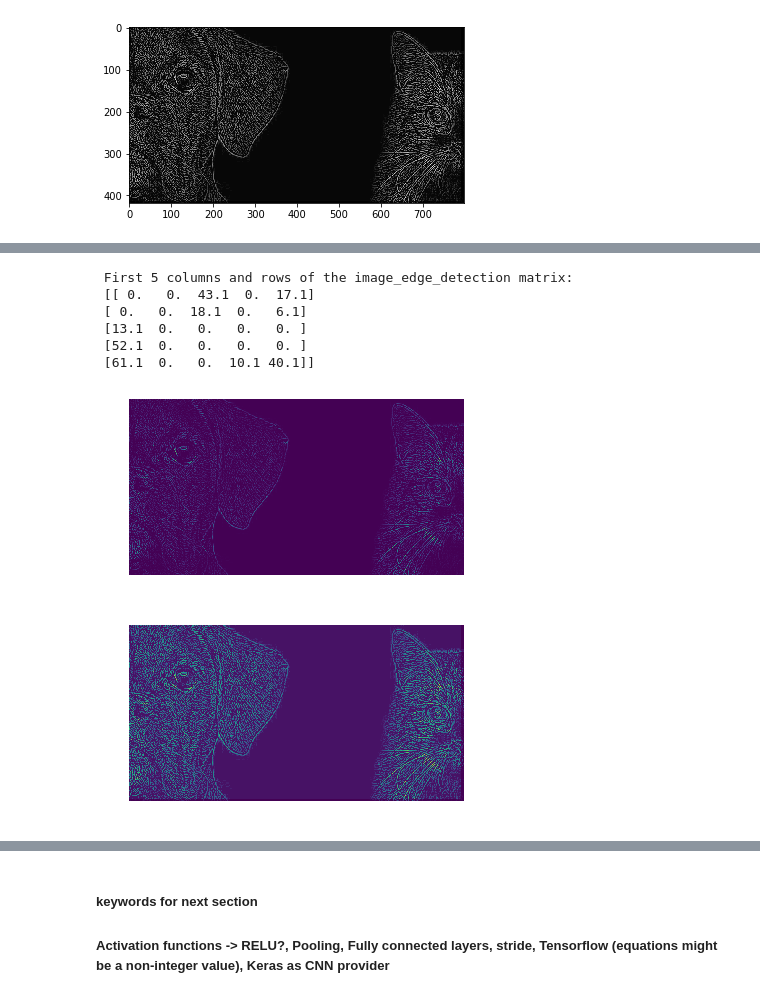
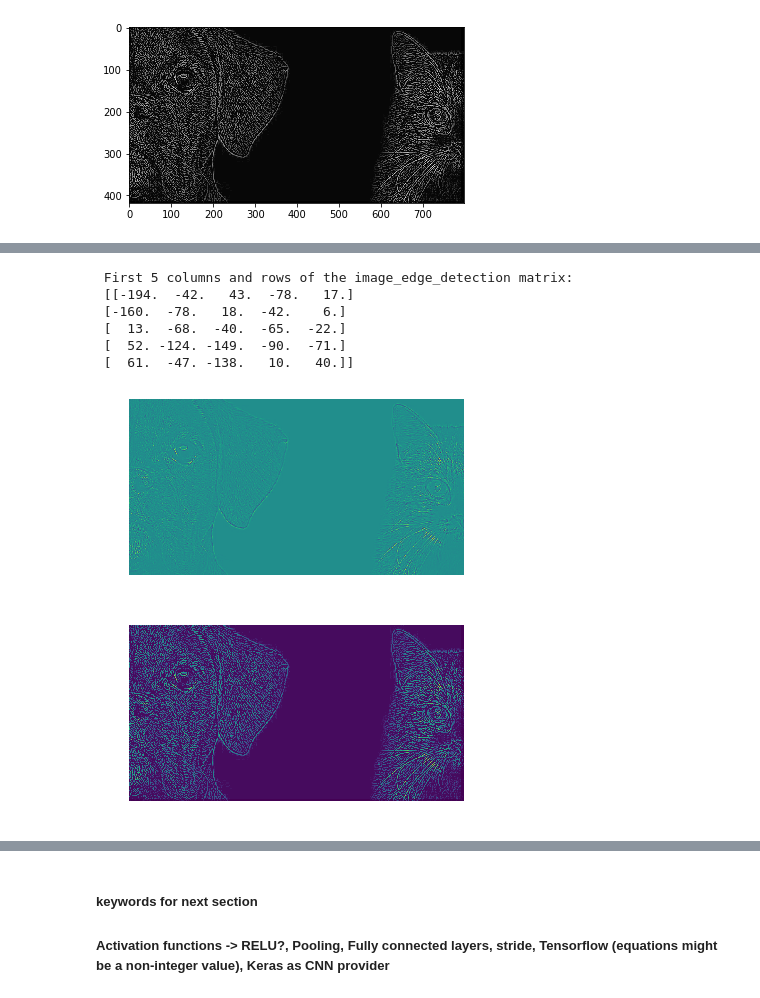
Before and after one commit to 181210/dat158, a Jupyter notebook: Oblig_2/Oblig_2ML.ipynb, the cells around one changed output, grey strips where cells are left out. Drawn from its saved outputs; the diff is of its cells as text; code cells hidden in the pictures.

```diff
--- a/Oblig_2/Oblig_2ML.ipynb
+++ b/Oblig_2/Oblig_2ML.ipynb
@@ -215,13 +230,8 @@ image matrix size:  (420, 800)
 # %%
-    import matplotlib.pyplot as plt
-    from scipy import misc
-    import numpy as np
-    from skimage import exposure
-    from math import ceil
-    import imageio
 
-    def convolution2d(conv_input, conv_kernel, bias=0.1, strides=(1, 1), padding='valid'):
+def convoLayer(bias, strides, padding, relu):
 
+    def convolution2d(conv_input, conv_kernel):
         # This function which takes an input (Tensor) and a kernel (Tensor)
         # and returns the convolution of them
         # Args:
@@ -233,56 +243,44 @@ image matrix size:  (420, 800)
         #   padding: type of the padding scheme: 'same' or 'valid'.
         # Returns:
         #   a numpy array (convolution output).
-
         assert len(conv_kernel.shape) == 3, "The size of the kernel should be (kernel_height, kernel_width, input # of channels)"
         assert len(conv_input.shape) == 3, "The size of the input should be (input_height, input_width, input # of channels)"
         assert conv_kernel.shape[2] == conv_input.shape[2], "the input and the kernel should have the same depth."
-
         input_w, input_h = conv_input.shape[1], conv_input.shape[0]      # input_width and input_height
         kernel_w, kernel_h = conv_kernel.shape[1], conv_kernel.shape[0]  # kernel_width and kernel_height
-
         if padding == 'same':
             output_height = int(ceil(float(input_h) / float(strides[0])))
             output_width = int(ceil(float(input_w) / float(strides[1])))
-
             # Calculate the number of zeros which are needed to add as padding
             pad_along_height = max((output_height - 1) * strides[0] + kernel_h - input_h, 0)
             pad_along_width = max((output_width - 1) * strides[1] + kernel_w - input_w, 0)
-
             pad_top = pad_along_height // 2             # amount of zero padding on the top
             pad_bottom = pad_along_height - pad_top     # amount of zero padding on the bottom
             pad_left = pad_along_width // 2             # amount of zero padding on the left
             pad_right = pad_along_width - pad_left      # amount of zero padding on the right
-
             output = np.zeros((output_height, output_width))  # convolution output
-
             # Add zero padding to the input image
             image_padded = np.zeros((conv_input.shape[0] + pad_along_height,
                                      conv_input.shape[1] + pad_along_width, conv_input.shape[2]))
             image_padded[pad_top:-pad_bottom, pad_left:-pad_right, :] = conv_input
-
-            # Loop over every pixel of the output
-            for x in range(output_width):
+            for x in range(output_width):  # Loop over every pixel of the output
                 for y in range(output_height):
                     # element-wise multiplication of the kernel and the image
                     output[y, x] = (conv_kernel * image_padded[y * strides[0]:y * strides[0] + kernel_h,
                                     x * strides[1]:x * strides[1] + kernel_w, :]).sum() + bias
-
         elif padding == 'valid':
             output_height = int(ceil(float(input_h - kernel_h + 1) / float(strides[0])))
             output_width = int(ceil(float(input_w - kernel_w + 1) / float(strides[1])))
-
             output = np.zeros((output_height, output_width))  # convolution output
-
-            # Loop over every pixel of the output
-            for x in range(output_width):
+            for x in range(output_width):  # Loop over every pixel of the output
                 for y in range(output_height):
                     # element-wise multiplication of the kernel and the image
                     output[y, x] = (conv_kernel * conv_input[y * strides[0]:y * strides[0] + kernel_h,
                                     x * strides[1]:x * strides[1] + kernel_w, :]).sum() + bias
-
-        return np.maximum(output, 0)
-
+        if relu == False:
+            return output
+        if relu == True:
+            return np.maximum(output,0)
     # load the image as RGB (3 channels)
     img = imageio.imread('https://assets.rebelcircus.com/blog/wp-content/uploads/2017/11/4234234-85.jpg', pilmode="RGB")
 
@@ -301,16 +299,19 @@ image matrix size:  (420, 800)
     plt.show()
 
     # Adjust the contrast of the filtered image by applying Histogram Equalization
-    image_edges_equalized = exposure.equalize_adapthist(image_edges / np.max(np.abs(image_edges)), clip_limit=0.05)
+    image_edges_equalized = exposure.equalize_adapthist(image_edges / np.max(np.abs(image_edges)), clip_limit=0.03)
     plt.imshow(image_edges_equalized)
     plt.axis('off')
     plt.show()
-# %% [output]
- First 5 columns and rows of the image_edge_detection matrix:
- [[ 0.   0.  43.1  0.  17.1]
- [ 0.   0.  18.1  0.   6.1]
- [13.1  0.   0.   0.   0. ]
- [52.1  0.   0.   0.   0. ]
- [61.1  0.   0.  10.1 40.1]]
-[figure, removed]
-[figure, removed]
+# %%
+# Bias, Stride, Padding type ['valid', 'same'] and activation fuct
+convoLayer(bias=0.0, strides=(1, 1), padding='valid', relu=False)
+# %% [output]
+ First 5 columns and rows of the image_edge_detection matrix:
+ [[-194.  -42.   43.  -78.   17.]
+ [-160.  -78.   18.  -42.    6.]
+ [  13.  -68.  -40.  -65.  -22.]
+ [  52. -124. -149.  -90.  -71.]
+ [  61.  -47. -138.   10.   40.]]
+[figure, added]
+[figure, added]
```
Also changed, not shown: parts of 18 cells of this notebook.
